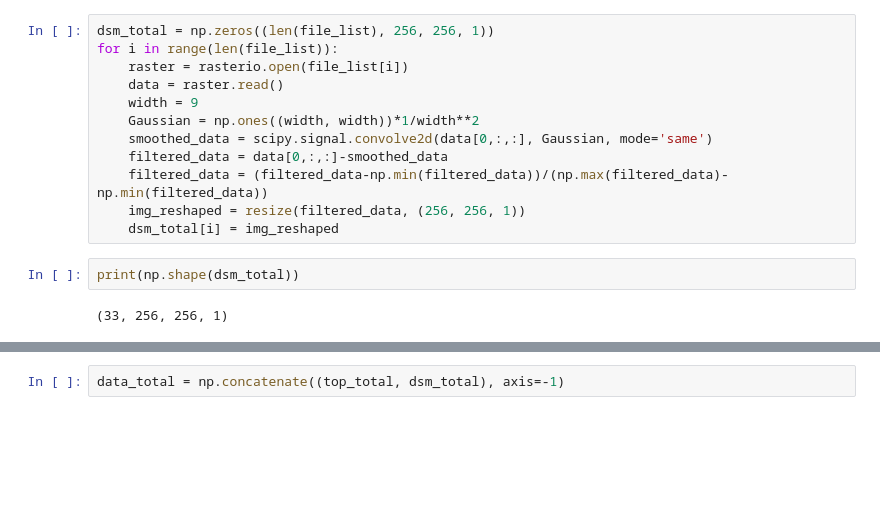
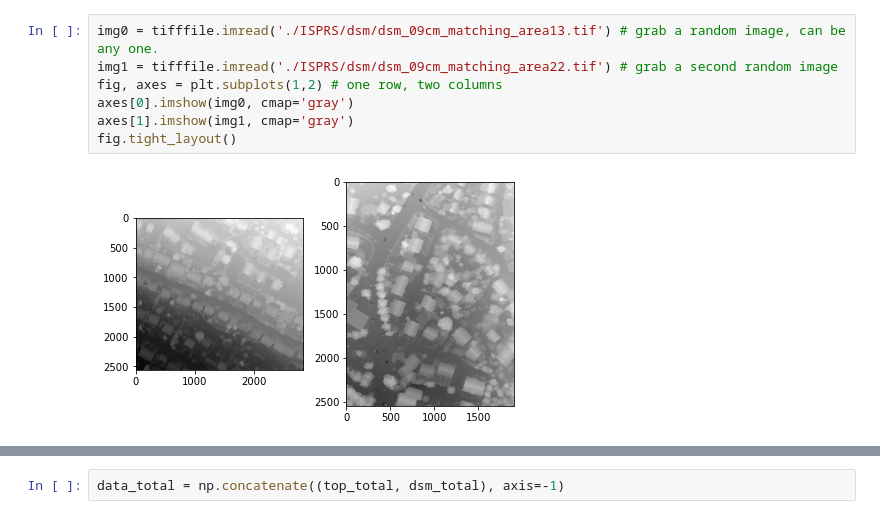
Before and after one commit to mmorphew/unet_remote_sensing, a Jupyter notebook: TIFF to NumPy.ipynb, the cells around one changed output, grey strips where cells are left out. Drawn from its saved outputs; the diff is of its cells as text; blank space fills up the shorter version.

```diff
--- a/TIFF to NumPy.ipynb
+++ b/TIFF to NumPy.ipynb
@@ -79,16 +52,9 @@ BoundingBox(left=497759.13, bottom=5419751.58, right=498012.75, top=5419981.8)
-# %%
-dsm_total = np.zeros((len(file_list), 256, 256, 1))
-for i in range(len(file_list)):
-    raster = rasterio.open(file_list[i])
-    data = raster.read()
-    width = 9
-    Gaussian = np.ones((width, width))*1/width**2
-    smoothed_data = scipy.signal.convolve2d(data[0,:,:], Gaussian, mode='same')
-    filtered_data = data[0,:,:]-smoothed_data
-    filtered_data = (filtered_data-np.min(filtered_data))/(np.max(filtered_data)-np.min(filtered_data))
-    img_reshaped = resize(filtered_data, (256, 256, 1))
-    dsm_total[i] = img_reshaped
-# %%
-print(np.shape(dsm_total))
-# %% [output]
-(33, 256, 256, 1)
+# %%
+img0 = tifffile.imread('./ISPRS/dsm/dsm_09cm_matching_area13.tif') # grab a random image, can be any one.
+img1 = tifffile.imread('./ISPRS/dsm/dsm_09cm_matching_area22.tif') # grab a second random image
+fig, axes = plt.subplots(1,2) # one row, two columns
+axes[0].imshow(img0, cmap='gray')
+axes[1].imshow(img1, cmap='gray')
+fig.tight_layout()
+# %% [output]
+[figure, added]
```
Also changed, not shown: parts of 39 cells of this notebook, 2 other files.
